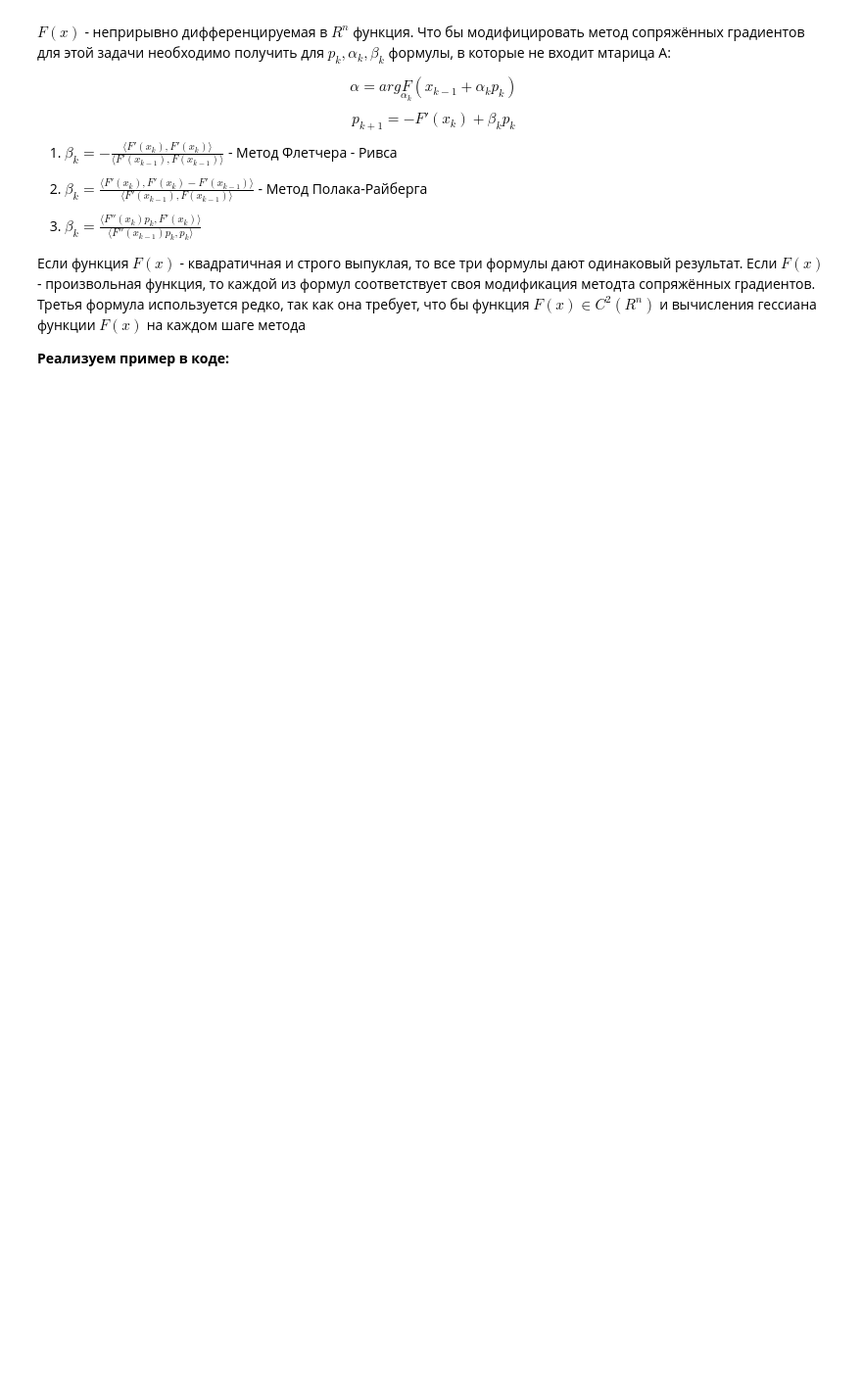
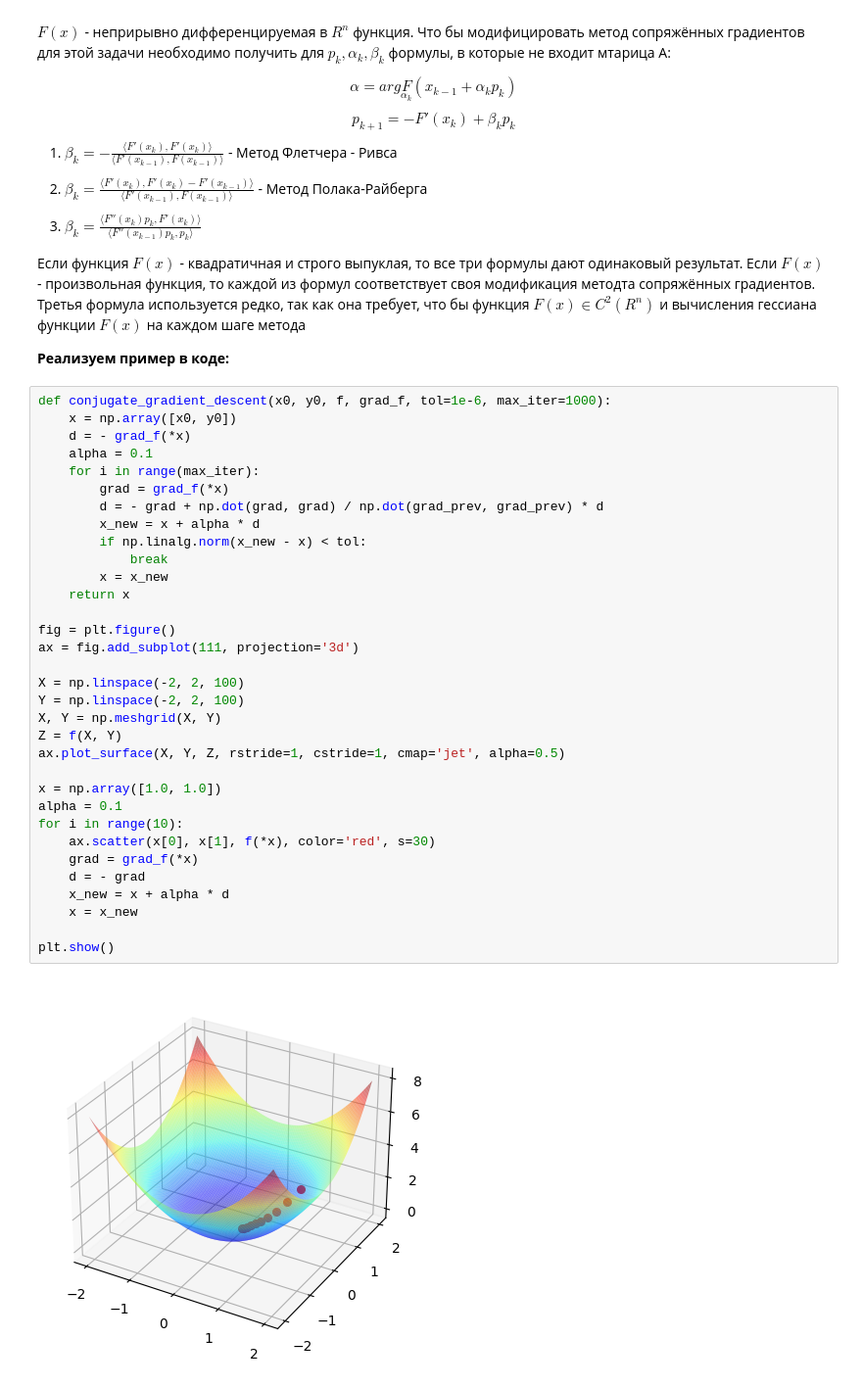
Before and after one commit to Iamnotagenius/Primat, a Jupyter notebook: lab-3/lab-3.ipynb, the cells around one changed output. Shown at 98% size. Cells and saved outputs as stored; diff of their text form; blank space fills up the shorter version.

```diff
--- a/lab-3/lab-3.ipynb
+++ b/lab-3/lab-3.ipynb
@@ -128,3 +203,38 @@ $$p_{k+1}=-F'(x_k)+\beta_k p_k$$
 Если функция $F(x)$ - квадратичная и строго выпуклая, то все три формулы дают одинаковый результат. Если $F(x)$ - произвольная функция, то каждой из формул соответствует своя модификация методта сопряжённых градиентов. Третья формула используется редко, так как она требует, что бы функция $F(x)\in C^2(R^n)$ и вычисления гессиана  функции $F(x)$ на каждом шаге метода
 
 **Реализуем пример в коде:**
+# %%
+def conjugate_gradient_descent(x0, y0, f, grad_f, tol=1e-6, max_iter=1000):
+    x = np.array([x0, y0])
+    d = - grad_f(*x)
+    alpha = 0.1
+    for i in range(max_iter):
+        grad = grad_f(*x)
+        d = - grad + np.dot(grad, grad) / np.dot(grad_prev, grad_prev) * d
+        x_new = x + alpha * d
+        if np.linalg.norm(x_new - x) < tol:
+            break
+        x = x_new
+    return x
+
+fig = plt.figure()
+ax = fig.add_subplot(111, projection='3d')
+
+X = np.linspace(-2, 2, 100)
+Y = np.linspace(-2, 2, 100)
+X, Y = np.meshgrid(X, Y)
+Z = f(X, Y)
+ax.plot_surface(X, Y, Z, rstride=1, cstride=1, cmap='jet', alpha=0.5)
+
+x = np.array([1.0, 1.0])
+alpha = 0.1
+for i in range(10):
+    ax.scatter(x[0], x[1], f(*x), color='red', s=30)
+    grad = grad_f(*x)
+    d = - grad
+    x_new = x + alpha * d
+    x = x_new
+
+plt.show()
+# %% [output]
+[figure, added]
```
Also changed, not shown: parts of 2 cells of this notebook.
